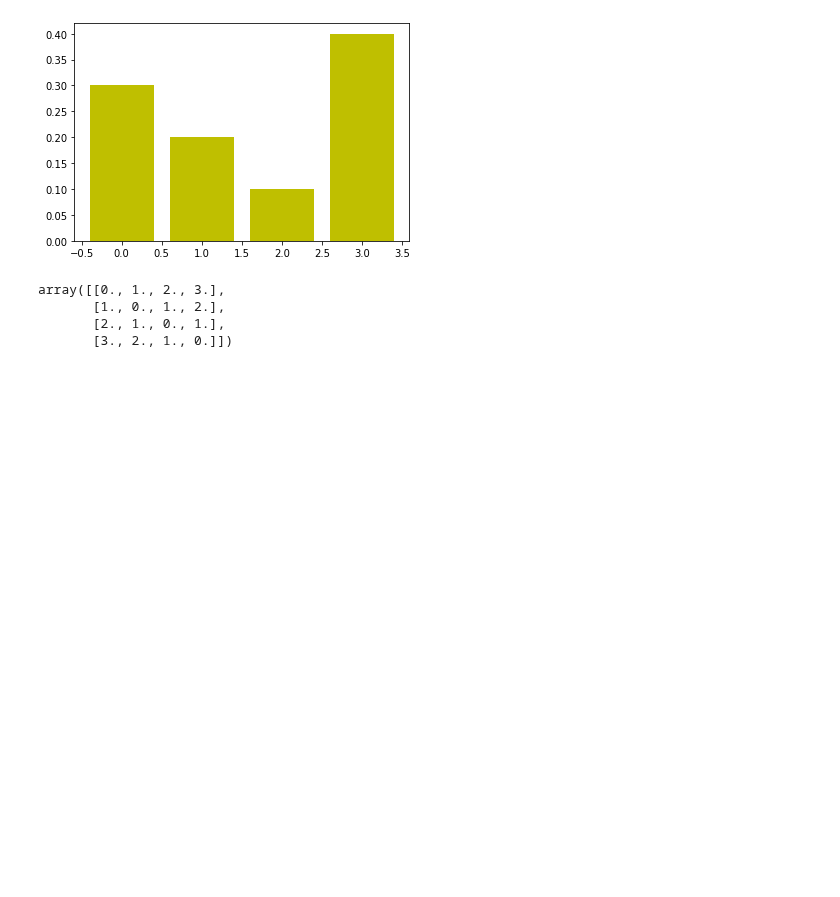
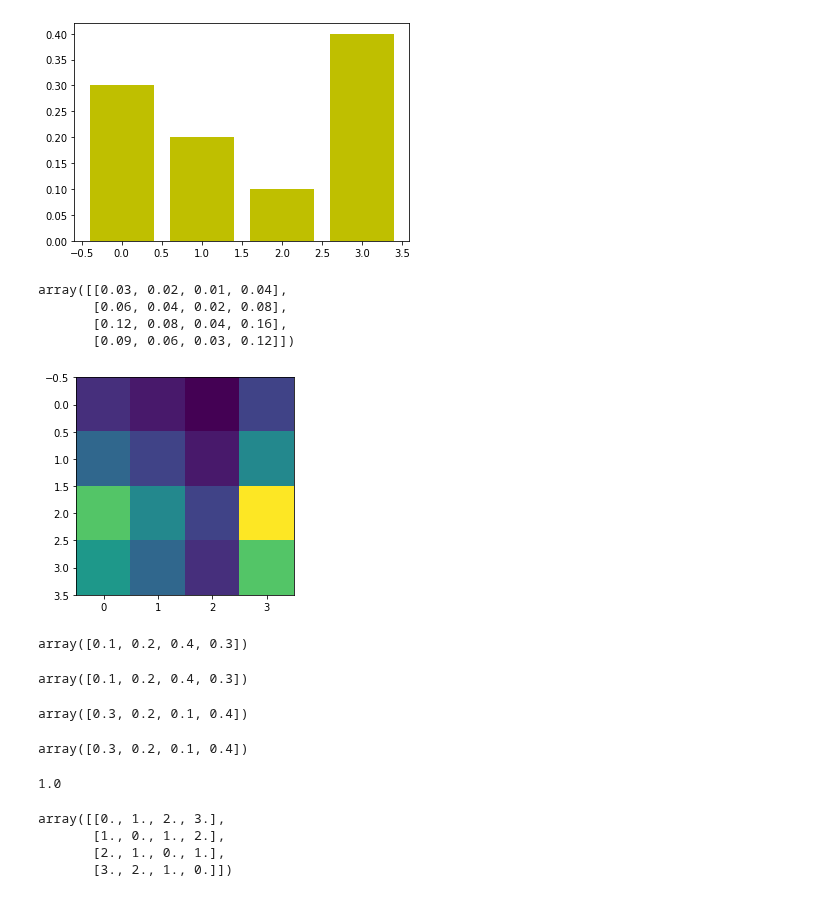
Before and after one commit to r-isachenko/2022-2023-DGM-AIMasters-course, a Jupyter notebook: seminars/seminar10/seminar10_interactive.ipynb, the cells around one changed output. Saved outputs shown, nothing was run; the diff lists cells and outputs as text; code cells hidden in the pictures; blank space fills up the shorter version.

```diff
--- a/seminars/seminar10/seminar10_interactive.ipynb
+++ b/seminars/seminar10/seminar10_interactive.ipynb
@@ -88,12 +84,39 @@ plt.show()
 # %%
 # propose an example transport plan
 
-transport_plan_example = #
+transport_plan_example = pi.reshape(-1, 1) * p.reshape(1, -1)
 # %%
 transport_plan_example
+# %% [output]
+array([[0.03, 0.02, 0.01, 0.04],
+       [0.06, 0.04, 0.02, 0.08],
+       [0.12, 0.08, 0.04, 0.16],
+       [0.09, 0.06, 0.03, 0.12]])
 # %%
-# plt.imshow(transport_plan_example)
-# plt.show()
+plt.imshow(transport_plan_example)
+plt.show()
+# %% [output]
+[figure, added]
+# %%
+pi
+# %% [output]
+array([0.1, 0.2, 0.4, 0.3])
+# %%
+transport_plan_example.sum(axis=1)
+# %% [output]
+array([0.1, 0.2, 0.4, 0.3])
+# %%
+p
+# %% [output]
+array([0.3, 0.2, 0.1, 0.4])
+# %%
+transport_plan_example.sum(axis=0)
+# %% [output]
+array([0.3, 0.2, 0.1, 0.4])
+# %%
+transport_plan_example.sum()
+# %% [output]
+1.0
 # %%
 cost = np.abs(np.arange(4).reshape(-1, 1) - np.arange(4).reshape(1, -1)).astype('float')
 # %%
```
Also changed, not shown: parts of 37 cells of this notebook, 2 other files.
